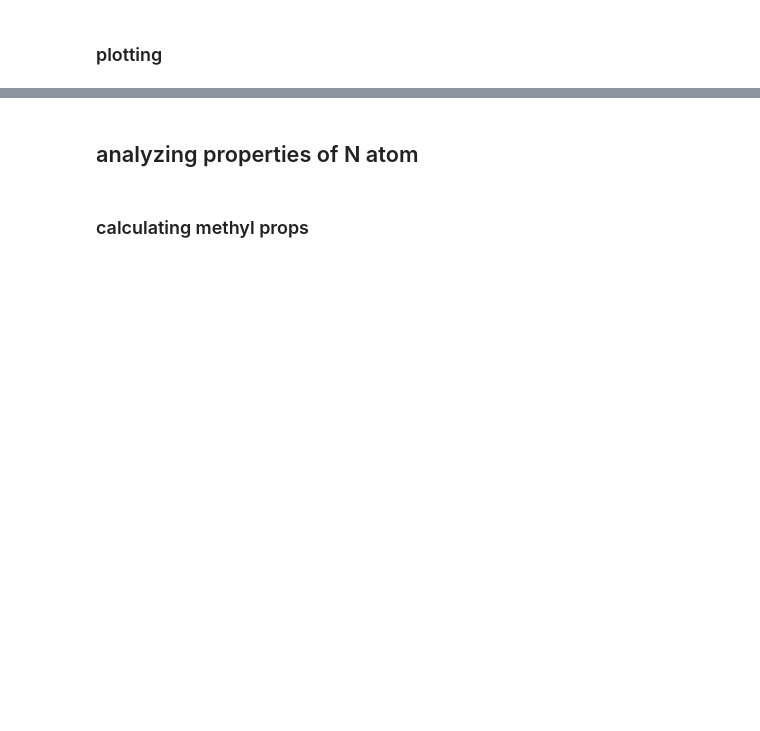
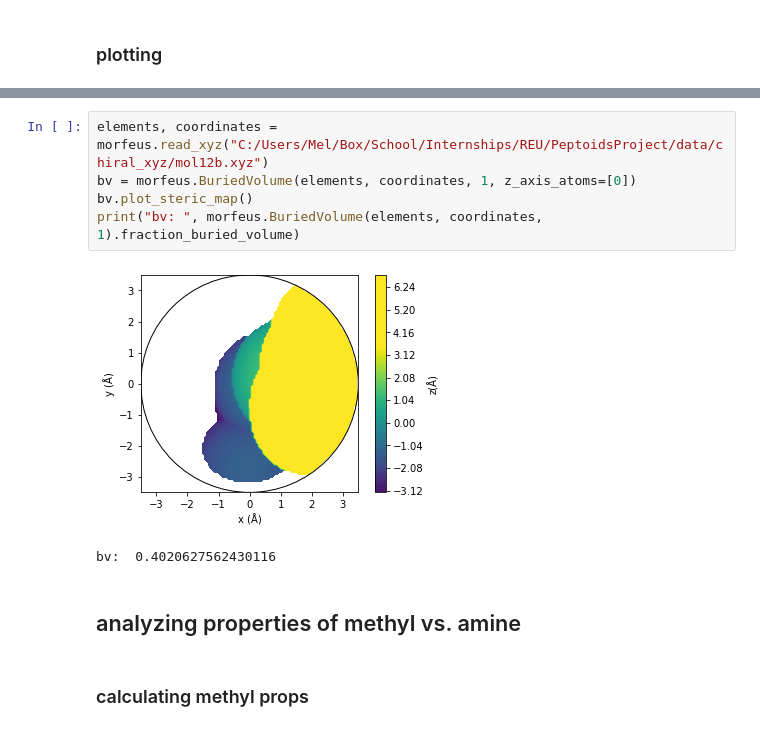
Before and after one commit to huynmela/PeptoidsProject, a Jupyter notebook: smiles_props.ipynb, the cells around one changed output, grey strips where cells are left out. Cells and saved outputs as stored; diff of their text form; blank space fills up the shorter version.

```diff
--- a/smiles_props.ipynb
+++ b/smiles_props.ipynb
@@ -226,5 +222,13 @@ manual MSE:  0.0
+# %%
+elements, coordinates = morfeus.read_xyz("C:/Users/Mel/Box/School/Internships/REU/PeptoidsProject/data/chiral_xyz/mol12b.xyz")
+bv = morfeus.BuriedVolume(elements, coordinates, 1, z_axis_atoms=[0])
+bv.plot_steric_map()
+print("bv: ", morfeus.BuriedVolume(elements, coordinates, 1).fraction_buried_volume)
+# %% [output]
+[figure, added]
+bv:  0.4020627562430116
 # %% [markdown]
-## analyzing properties of N atom
+## analyzing properties of methyl vs. amine
 # %% [markdown]
 ### calculating methyl props
 # %%
```
Also changed, not shown: parts of 44 cells of this notebook.
